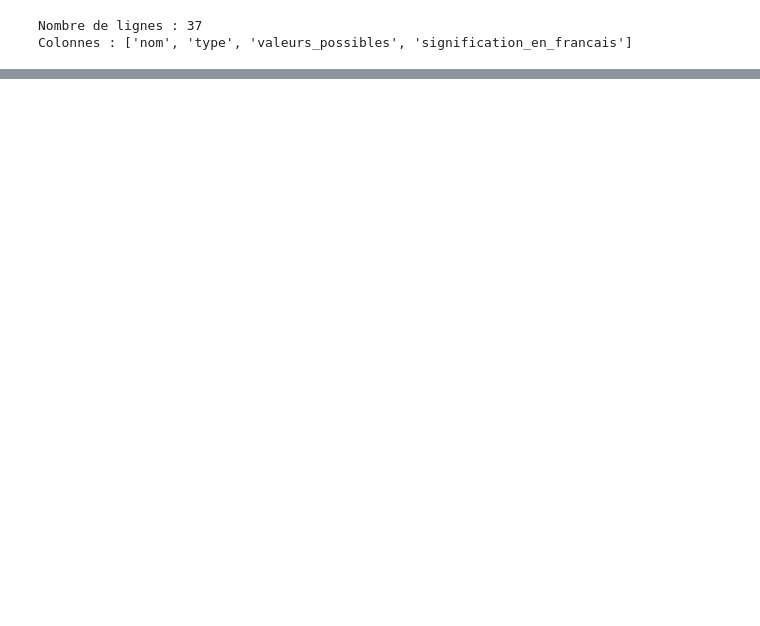
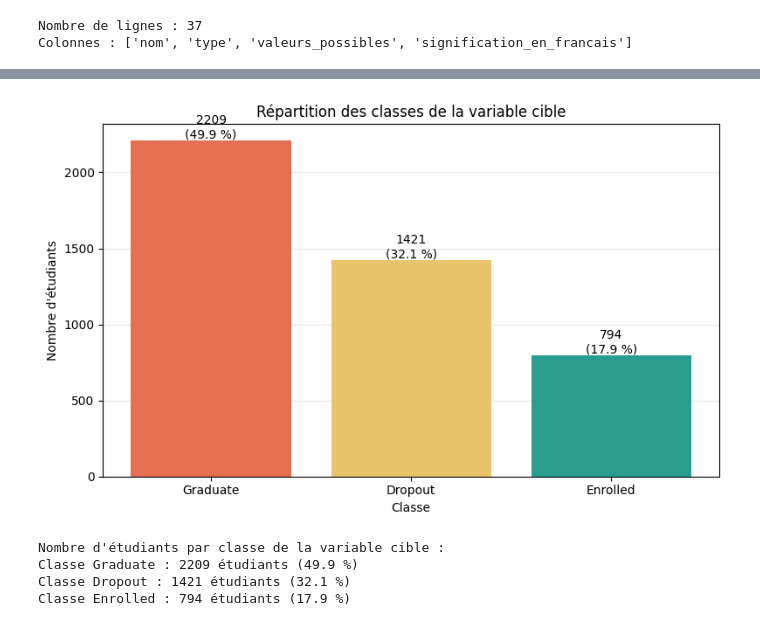
Before and after one commit to 0xCHa1Ma/XAI_dechrochage-scolaire, a Jupyter notebook: notebooks/01_analyse_exploratoire.ipynb, the cells around one changed output, grey strips where cells are left out. Drawn from its saved outputs; the diff is of its cells as text; code cells hidden in the pictures; blank space fills up the shorter version.

Commit message:
compléter l’analyse exploratoire
Ajout de la répartition des classes, les statistiques descriptives,
la matrice de corrélation et le repérage des variables catégorielles codées.

```diff
--- a/notebooks/01_analyse_exploratoire.ipynb
+++ b/notebooks/01_analyse_exploratoire.ipynb
@@ -186,0 +194,52 @@ Colonnes : ['nom', 'type', 'valeurs_possibles', 'signification_en_francais']
+# %%
+import matplotlib.pyplot as plt
+
+# Compte le nombre d'étudiants dans chaque classe de la cible
+effectifs = df["Target"].value_counts()
+
+# Crée la figure et la zone où le graphique sera dessiné
+fig, ax = plt.subplots(figsize=(8, 5))
+
+# Crée une barre par classe, avec une couleur différente pour chacune
+barres = ax.bar(
+    effectifs.index,
+    effectifs.values,
+    color=["#e76f51", "#e9c46a", "#2a9d8f"]
+)
+
+# Calcule l'effectif total pour déterminer le pourcentage de chaque classe
+total = effectifs.sum()
+
+# Ajoute l'effectif et le pourcentage au-dessus de chaque barre
+for barre, nombre in zip(barres, effectifs.values):
+    pourcentage = nombre / total * 100
+    ax.annotate(
+        f"{nombre}\n({pourcentage:.1f} %)",  # Affiche le nombre et le pourcentage
+        (barre.get_x() + barre.get_width() / 2, barre.get_height()),  # Position du texte
+        ha="center",  # Centre le texte au-dessus de la barre
+        va="bottom"
+    )
+
+# Ajoute un titre et des noms aux axes
+ax.set_title("Répartition des classes de la variable cible")
+ax.set_xlabel("Classe")
+ax.set_ylabel("Nombre d'étudiants")
+
+# Affiche une grille horizontale pour faciliter la lecture des effectifs
+ax.grid(axis="y", alpha=0.3)
+ax.set_axisbelow(True)  # Place la grille derrière les barres
+
+# Ajuste les marges pour que les éléments du graphique restent visibles
+fig.tight_layout()
+# %% [output]
+[figure, added]
+# %%
+print("Nombre d'étudiants par classe de la variable cible :")
+for classe, nombre in effectifs.items():
+    pourcentage = nombre / total * 100
+    print(f"Classe {classe} : {nombre} étudiants ({pourcentage:.1f} %)")
+# %% [output]
+Nombre d'étudiants par classe de la variable cible :
+Classe Graduate : 2209 étudiants (49.9 %)
+Classe Dropout : 1421 étudiants (32.1 %)
+Classe Enrolled : 794 étudiants (17.9 %)
```
Also changed, not shown: parts of 11 cells of this notebook.
